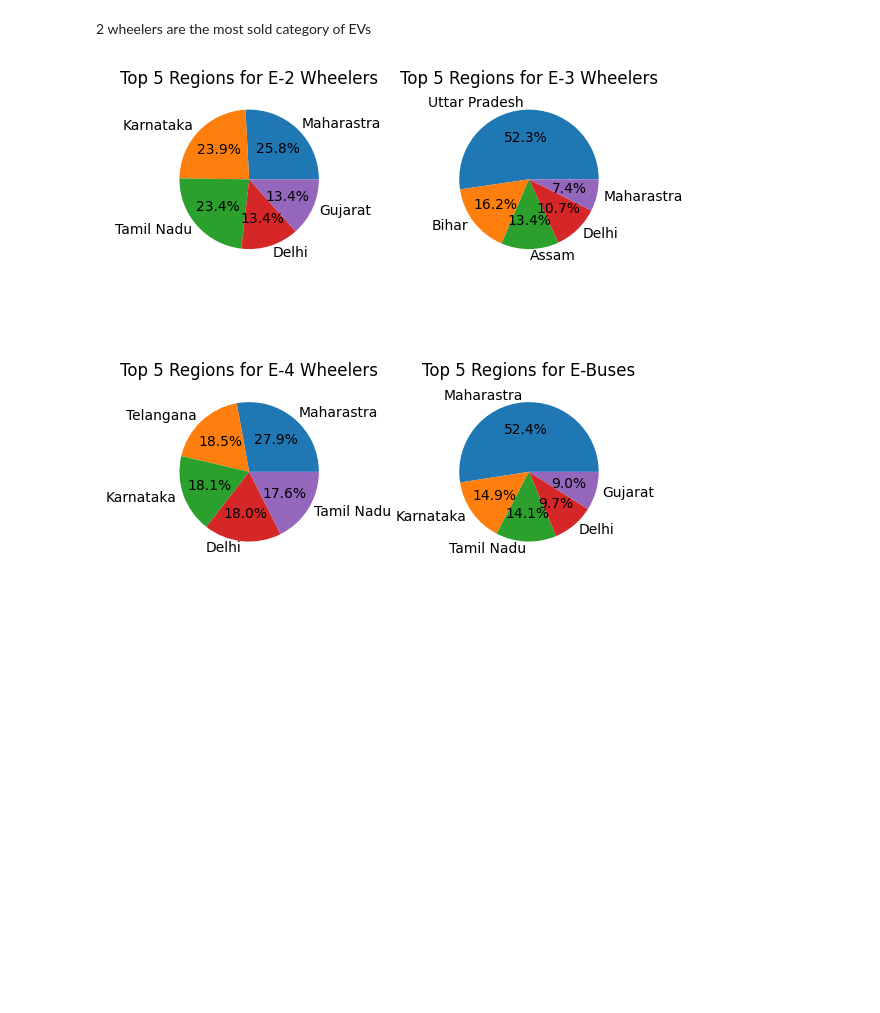
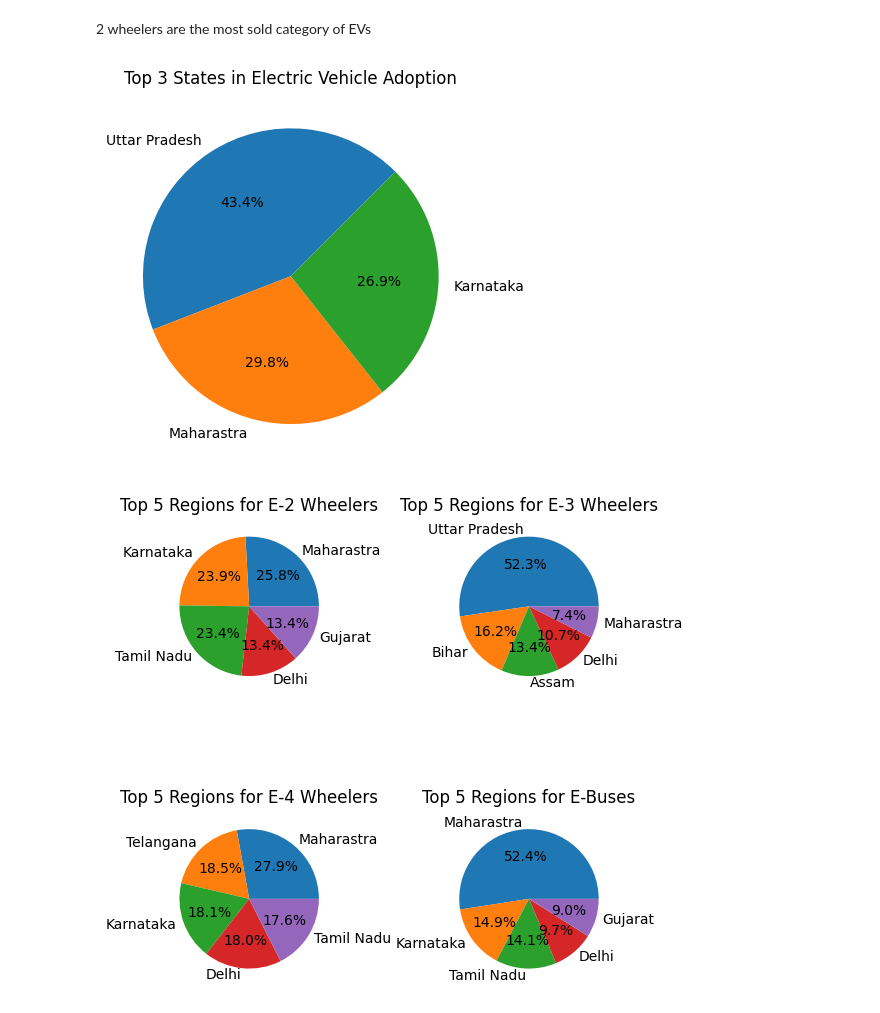
Before and after one commit to Shivagni/Feynn-Labs-Intership, a Jupyter notebook: 2. EV Market Segmentation/EV Market State-wise Analysis.ipynb, the cells around one changed output. Cells and saved outputs as stored; diff of their text form; code cells hidden in the pictures; blank space fills up the shorter version.

```diff
--- a/2. EV Market Segmentation/EV Market State-wise Analysis.ipynb
+++ b/2. EV Market Segmentation/EV Market State-wise Analysis.ipynb
@@ -162,6 +162,14 @@ plt.show()
 [figure]
 # %% [markdown]
 2 wheelers are the most sold category of EVs
+# %%
+top3_states = data.nlargest(3, 'Total EVs')
+
+plt.pie(top3_states['Total EVs'], labels=top3_states['Region'], autopct='%1.1f%%', startangle=45)
+plt.title('Top 3 States in Electric Vehicle Adoption')
+plt.show()
+# %% [output]
+[figure, added]
 # %%
 # 2 wheelers are the most sold category of EVs
 top5_e2w = data.nlargest(5, 'E-2 Wheelers')
```
